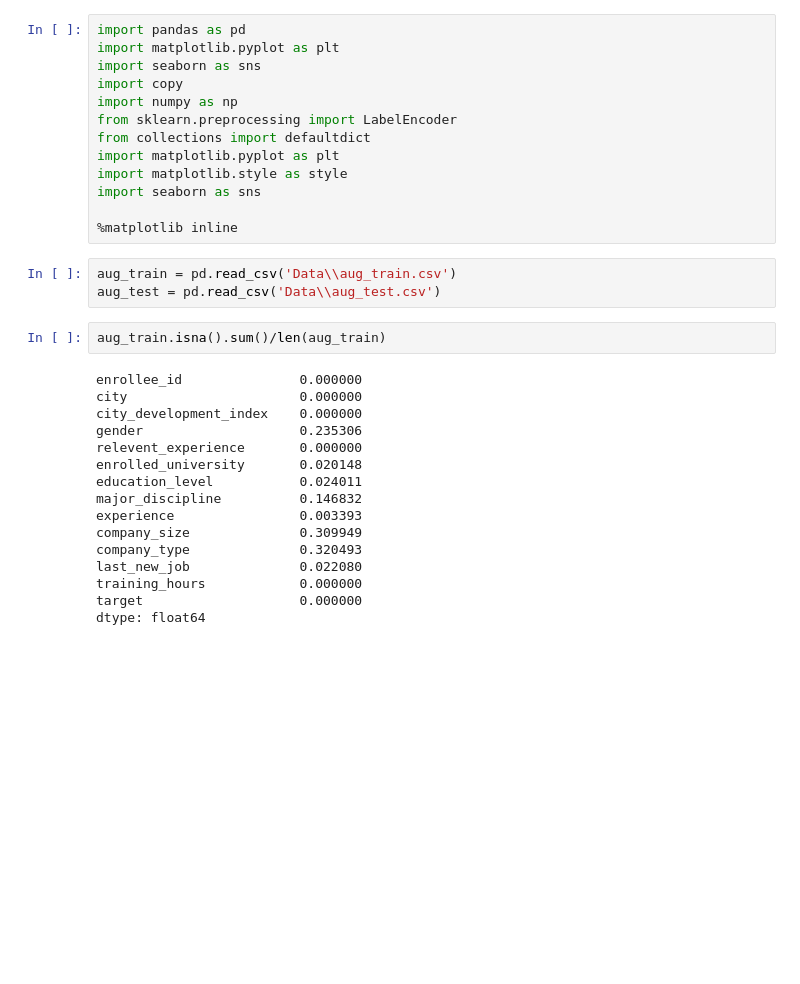
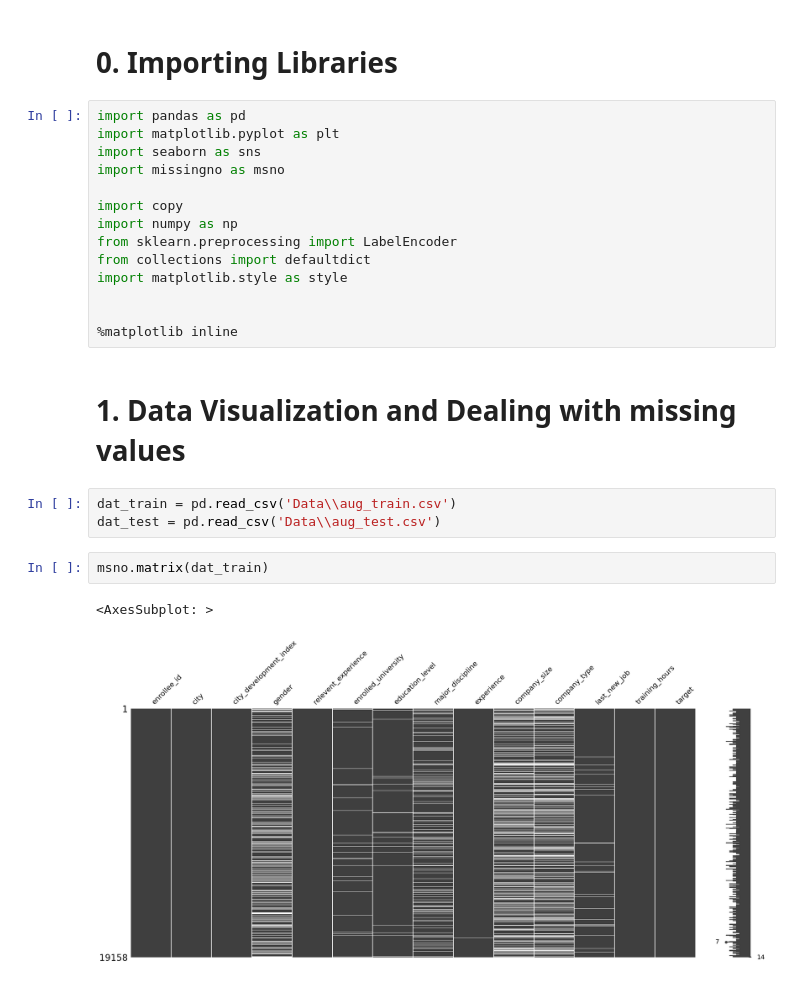
Before and after one commit to bkamantha/HR-Analytics, a Jupyter notebook: datamodling.ipynb, the cells around one changed output. Cells and saved outputs as stored; diff of their text form; blank space fills up the shorter version.

Commit message:
Dealing with missing values

```diff
--- a/datamodling.ipynb
+++ b/datamodling.ipynb
@@ -1,34 +1,26 @@
+# %% [markdown]
+# 0. Importing Libraries
 # %%
 import pandas as pd
 import matplotlib.pyplot as plt
 import seaborn as sns
+import missingno as msno
+
 import copy
 import numpy as np
 from sklearn.preprocessing import LabelEncoder
 from collections import defaultdict
-import matplotlib.pyplot as plt
 import matplotlib.style as style
-import seaborn as sns
+
 
 %matplotlib inline
+# %% [markdown]
+# 1. Data Visualization and Dealing with missing values
 # %%
-aug_train = pd.read_csv('Data\\aug_train.csv')
-aug_test = pd.read_csv('Data\\aug_test.csv')
+dat_train = pd.read_csv('Data\\aug_train.csv')
+dat_test = pd.read_csv('Data\\aug_test.csv')
-# %%
-aug_train.isna().sum()/len(aug_train)
-# %% [output]
-enrollee_id               0.000000
-city                      0.000000
-city_development_index    0.000000
-gender                    0.235306
-relevent_experience       0.000000
-enrolled_university       0.020148
-education_level           0.024011
-major_discipline          0.146832
-experience                0.003393
-company_size              0.309949
-company_type              0.320493
-last_new_job              0.022080
-training_hours            0.000000
-target                    0.000000
-dtype: float64
+# %%
+msno.matrix(dat_train)
+# %% [output]
+<AxesSubplot: >
+[figure, added]
```
Also changed, not shown: parts of 6 cells of this notebook.
